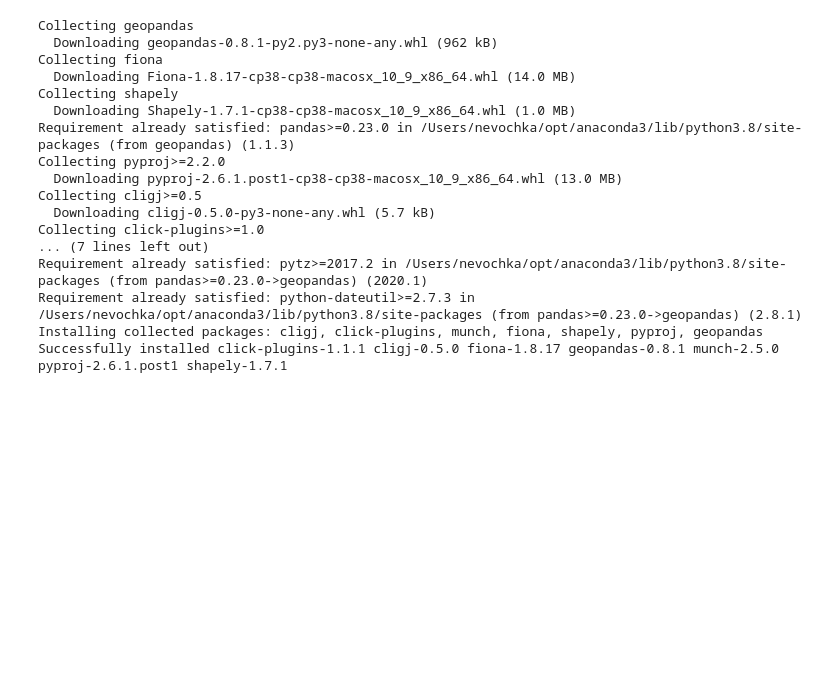
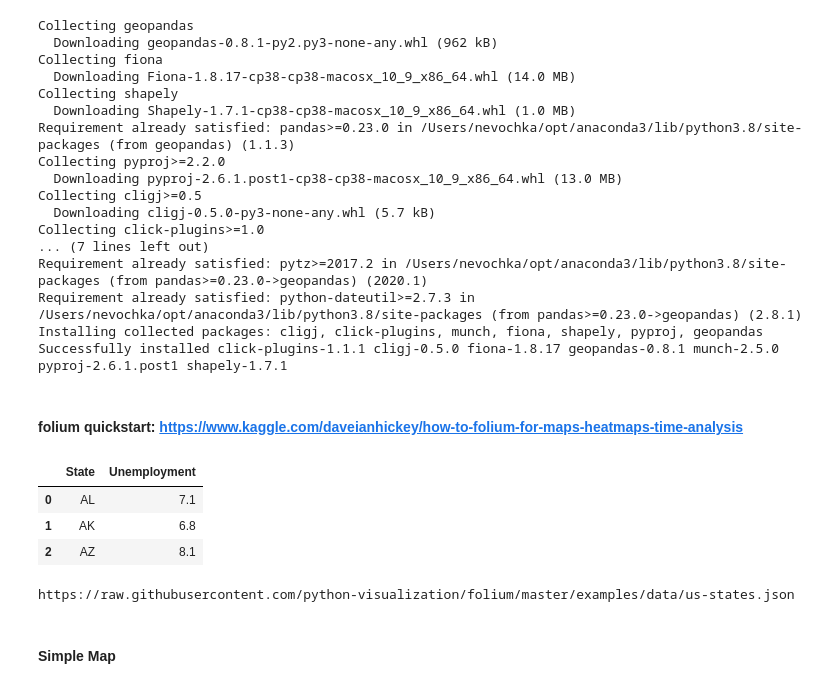
Before and after one commit to ClementGendler/Project5-Team5, a Jupyter notebook: Mapping-HOW-TO.ipynb, the cells around one changed output. Cells and saved outputs as stored; diff of their text form; code cells hidden in the pictures; blank space fills up the shorter version.

```diff
--- a/Mapping-HOW-TO.ipynb
+++ b/Mapping-HOW-TO.ipynb
@@ -26,0 +33,21 @@ Successfully installed click-plugins-1.1.1 cligj-0.5.0 fiona-1.8.17 geopandas-0.
+# %% [markdown]
+#### folium quickstart:  https://www.kaggle.com/daveianhickey/how-to-folium-for-maps-heatmaps-time-analysis
+# %%
+url = 'https://raw.githubusercontent.com/python-visualization/folium/master/examples/data'
+state_geo = f'{url}/us-states.json'
+state_unemployment = f'{url}/US_Unemployment_Oct2012.csv'
+state_data = pd.read_csv(state_unemployment)
+state_df = pd
+# %%
+state_data.head(3)
+# %% [output]
+|  | State | Unemployment |
+| 0 | AL | 7.1 |
+| 1 | AK | 6.8 |
+| 2 | AZ | 8.1 |
+# %%
+print(state_geo)
+# %% [output]
+https://raw.githubusercontent.com/python-visualization/folium/master/examples/data/us-states.json
+# %% [markdown]
+#### Simple Map
```
Also changed, not shown: parts of 31 cells of this notebook, 5 other files.
